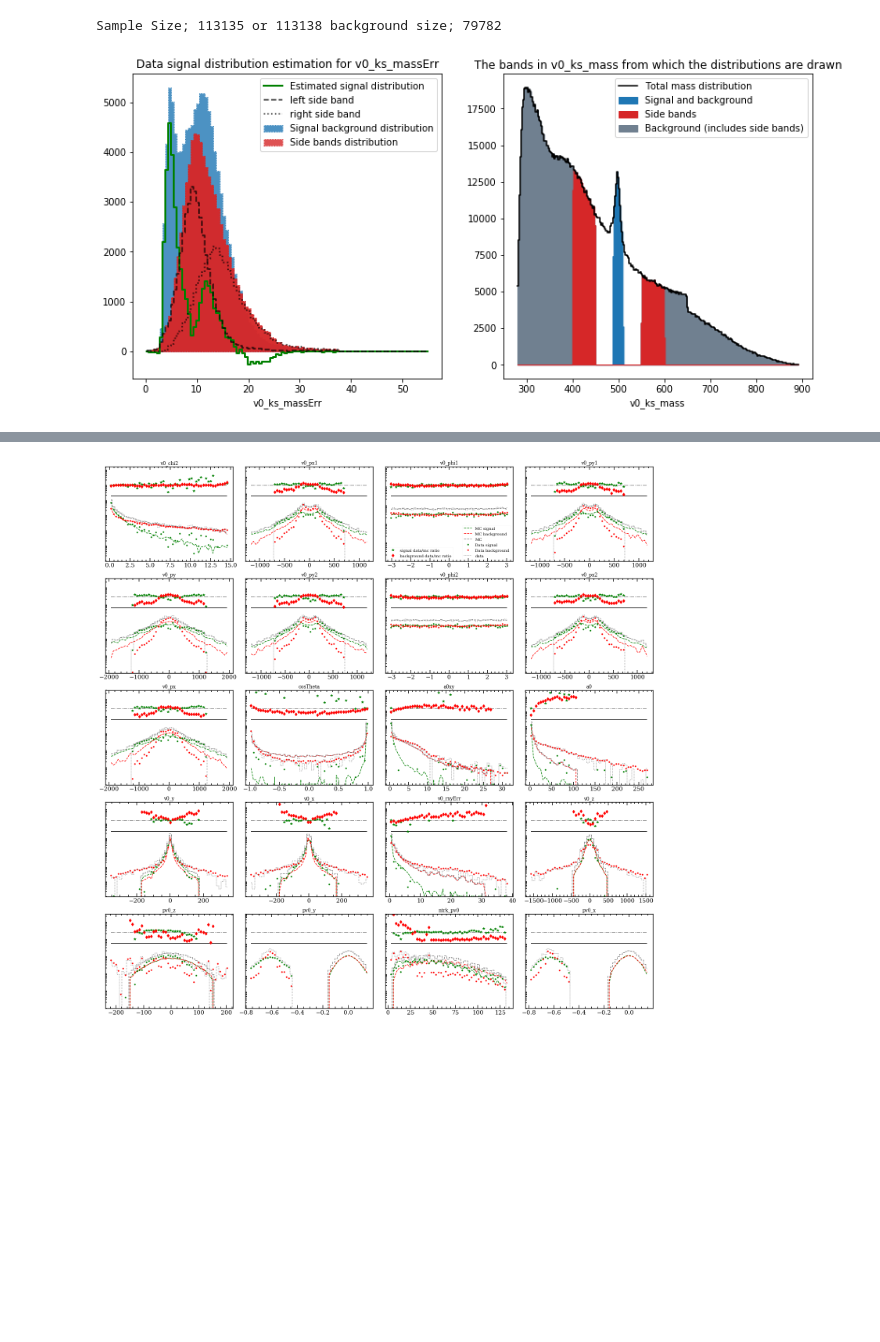
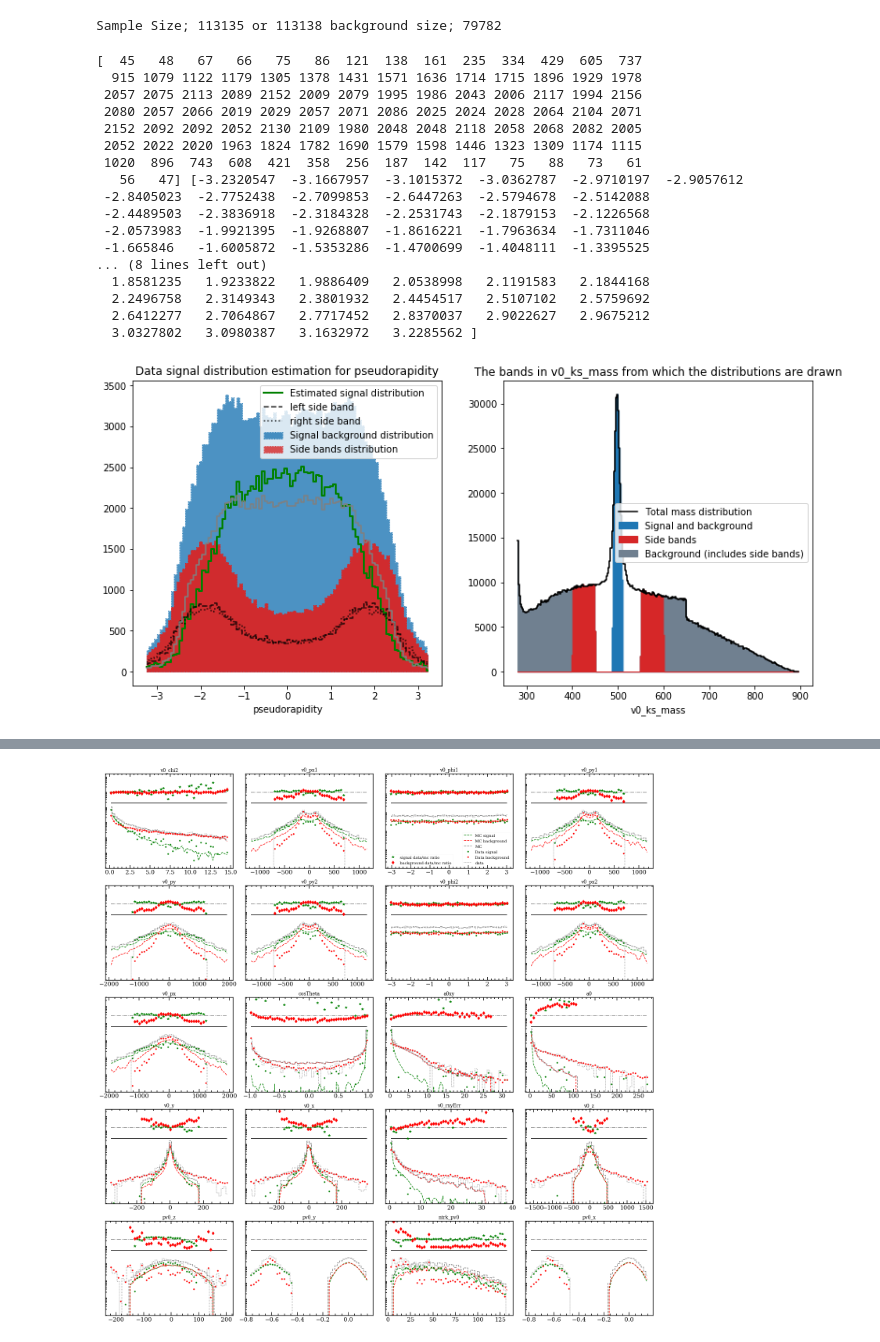
Before and after one commit to Vinther901/PUK, a Jupyter notebook: Distributions_in_MC_and_Data.ipynb, the cells around one changed output, grey strips where cells are left out. Drawn from its saved outputs; the diff is of its cells as text; code cells hidden in the pictures; blank space fills up the shorter version.

```diff
--- a/Distributions_in_MC_and_Data.ipynb
+++ b/Distributions_in_MC_and_Data.ipynb
@@ -176,32 +179,54 @@ def compare_distribution(mc, data, feature, bins = 100, particle_type = 'Ks',axe
     mass_side_band = pd.concat([data[m][mask(data.v0_ks_mass,side_band_r)],data[m][mask(data.v0_ks_mass,side_band_l)]])
 #     mass_side_band = pd.concat([data[m][mask(data.v0_ks_mass,side_band_r)].sample(N_bkgr//2),data[m][mask(data.v0_ks_mass,side_band_l)].sample(N_bkgr//2)])
     mass_bkgr = data[m][(data.v0_ks_mass > side_band_r[0])|(data.v0_ks_mass < side_band_l[1])]#.sample(N)
 
 
     m_bin_range = (min(mass_bkgr),max(mass_bkgr))
 
     bins = int(2.8*bins)
     mass_sig_vals, mass_sig_binc = hist(mass_sig_band,bins=bins,bin_range=m_bin_range)
     mass_side_vals, mass_side_binc = hist(mass_side_band,bins=bins,bin_range=m_bin_range)
     mass_bkgr_vals, mass_bkgr_binc = hist(mass_bkgr,bins=bins,bin_range=m_bin_range)
     mass_vals, mass_binc = hist(data[m],bins=bins,bin_range=m_bin_range)
 
     axm.fill_between(mass_sig_binc,mass_sig_vals,step='mid',color='tab:blue',label='Signal and background')
     axm.fill_between(mass_side_binc,mass_side_vals,step='mid',color='tab:red',label='Side bands',alpha=1)
     axm.fill_between(mass_bkgr_binc,mass_bkgr_vals,step='mid',color='slategrey',label='Background (includes side bands)',zorder=-1)
     axm.step(mass_binc,mass_vals,where='mid',color='k',label='Total mass distribution')
 #     axm.hist(data[m],bins=bins,range=m_bin_range,zorder=-1)
 
     ax.set(title=f'Data signal distribution estimation for {feature}',
           xlabel=f'{feature}')
     axm.set(title='The bands in v0_ks_mass from which the distributions are drawn',
            xlabel='v0_ks_mass')
 
     axm.legend()
     ax.legend()
+
+    true_vals, true_binc = hist(feat_data.loc[data.trueKs.astype(bool)].sample(N),bins=100,bin_range=bin_range)
+    ax.step(true_binc,true_vals,where='mid',color='grey')
+    print(true_vals,true_binc)
+
     return fig
 
 
-fig = compare_distribution(mc,data,'v0_ks_massErr',bins=100,alpha=0.8)
+fig = compare_distribution(mc,data,'pseudorapidity',bins=100,alpha=0.8)
 # %% [output]
+[  45   48   67   66   75   86  121  138  161  235  334  429  605  737
+  915 1079 1122 1179 1305 1378 1431 1571 1636 1714 1715 1896 1929 1978
+ 2057 2075 2113 2089 2152 2009 2079 1995 1986 2043 2006 2117 1994 2156
+ 2080 2057 2066 2019 2029 2057 2071 2086 2025 2024 2028 2064 2104 2071
+ 2152 2092 2092 2052 2130 2109 1980 2048 2048 2118 2058 2068 2082 2005
+ 2052 2022 2020 1963 1824 1782 1690 1579 1598 1446 1323 1309 1174 1115
+ 1020  896  743  608  421  358  256  187  142  117   75   88   73   61
+   56   47] [-3.2320547  -3.1667957  -3.1015372  -3.0362787  -2.9710197  -2.9057612
+ -2.8405023  -2.7752438  -2.7099853  -2.6447263  -2.5794678  -2.5142088
+ -2.4489503  -2.3836918  -2.3184328  -2.2531743  -2.1879153  -2.1226568
+ -2.0573983  -1.9921395  -1.9268807  -1.8616221  -1.7963634  -1.7311046
+ -1.665846   -1.6005872  -1.5353286  -1.4700699  -1.4048111  -1.3395525
+... (8 lines left out)
+  1.8581235   1.9233822   1.9886409   2.0538998   2.1191583   2.1844168
+  2.2496758   2.3149343   2.3801932   2.4454517   2.5107102   2.5759692
+  2.6412277   2.7064867   2.7717452   2.8370037   2.9022627   2.9675212
+  3.0327802   3.0980387   3.1632972   3.2285562 ]
-[figure, old version]
+[figure, new version]
```
Also changed, not shown: parts of 6 cells of this notebook.
